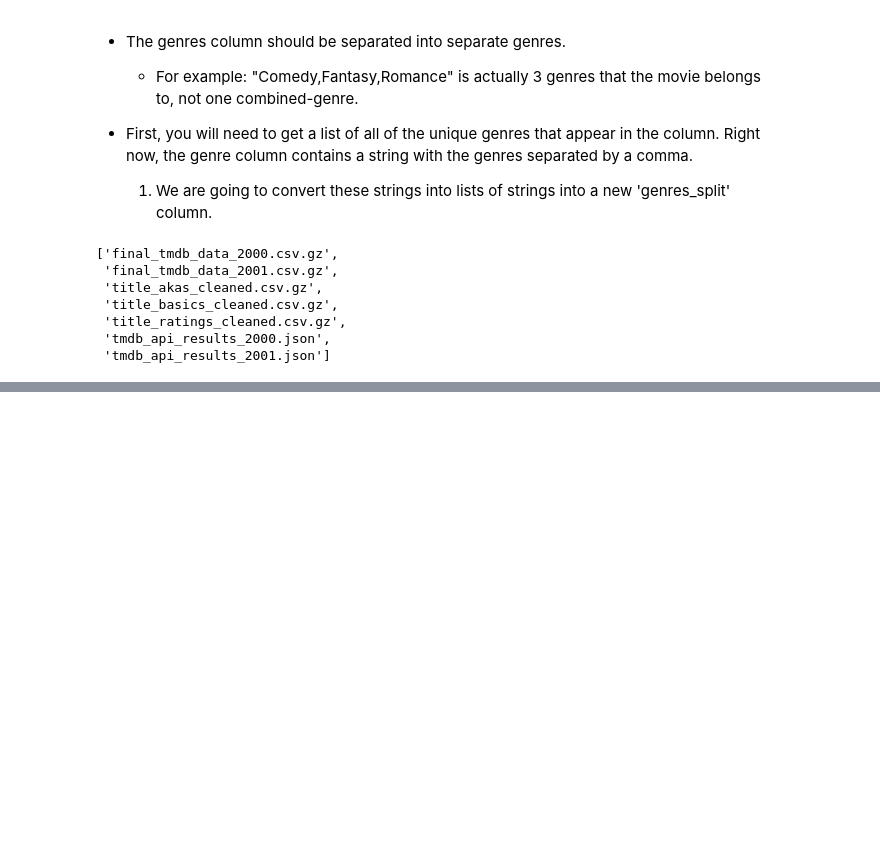
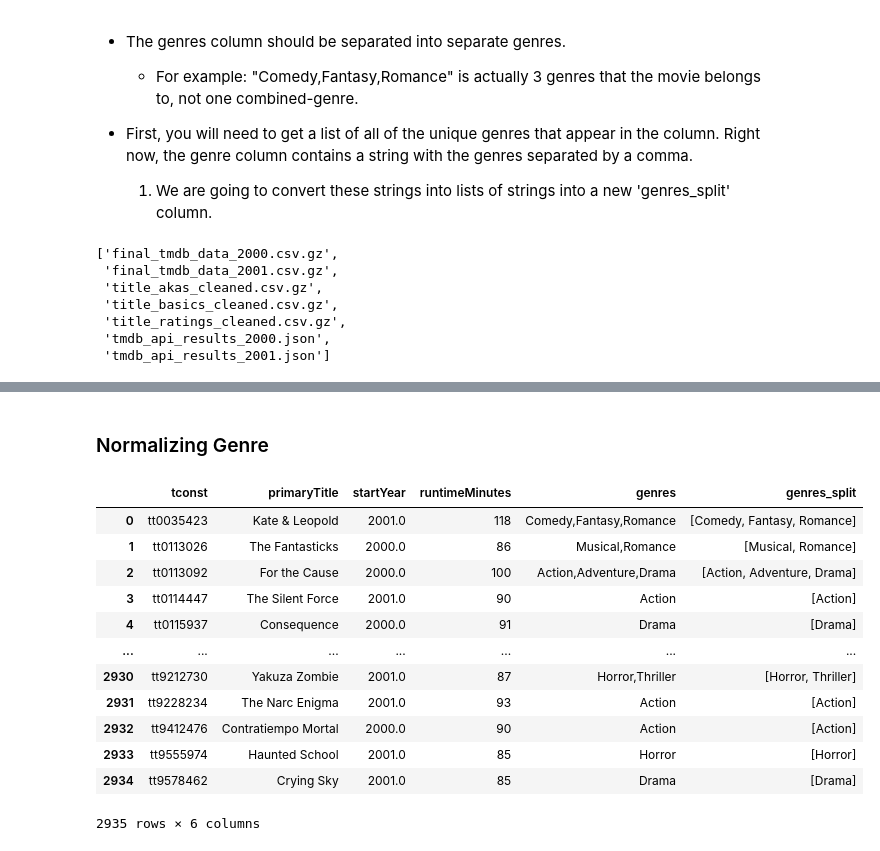
Before and after one commit to cole-beach/What-Makes-A-Movie-Successful, a Jupyter notebook: Part-3.ipynb, the cells around one changed output, grey strips where cells are left out. Saved outputs shown, nothing was run; the diff lists cells and outputs as text; code cells hidden in the pictures; blank space fills up the shorter version.

```diff
--- a/Part-3.ipynb
+++ b/Part-3.ipynb
@@ -201,0 +143,5 @@ check_nulls_nunique(df)
+# %%
+## title basics
+basics = pd.read_csv(f'{FOLDER}title_basics_cleaned.csv.gz',low_memory=False)
+basics.info()
+basics.head()
@@ -201,0 +170,4 @@ check_nulls_nunique(df)
+# %%
+cols_to_drop = ['originalTitle','isAdult','titleType'] #endYear not req'd
+basics = basics.drop(columns=cols_to_drop)
+basics
@@ -201,0 +188,20 @@ check_nulls_nunique(df)
+# %% [markdown]
+### Normalizing Genre
+# %%
+# Fill in Missing Genres & Create new column with single-string genres as a list of strings
+basics['genres_split'] = basics['genres'].str.split(',')
+basics
+# %% [output]
+|  | tconst | primaryTitle | startYear | runtimeMinutes | genres | genres_split |
+| 0 | tt0035423 | Kate & Leopold | 2001.0 | 118 | Comedy,Fantasy,Romance | [Comedy, Fantasy, Romance] |
+| 1 | tt0113026 | The Fantasticks | 2000.0 | 86 | Musical,Romance | [Musical, Romance] |
+| 2 | tt0113092 | For the Cause | 2000.0 | 100 | Action,Adventure,Drama | [Action, Adventure, Drama] |
+| 3 | tt0114447 | The Silent Force | 2001.0 | 90 | Action | [Action] |
+| 4 | tt0115937 | Consequence | 2000.0 | 91 | Drama | [Drama] |
+| ... | ... | ... | ... | ... | ... | ... |
+| 2930 | tt9212730 | Yakuza Zombie | 2001.0 | 87 | Horror,Thriller | [Horror, Thriller] |
+| 2931 | tt9228234 | The Narc Enigma | 2001.0 | 93 | Action | [Action] |
+| 2932 | tt9412476 | Contratiempo Mortal | 2000.0 | 90 | Action | [Action] |
+| 2933 | tt9555974 | Haunted School | 2001.0 | 85 | Horror | [Horror] |
+| 2934 | tt9578462 | Crying Sky | 2001.0 | 85 | Drama | [Drama] |
+2935 rows × 6 columns
```
Also changed, not shown: parts of 30 cells of this notebook, 1 other file.
